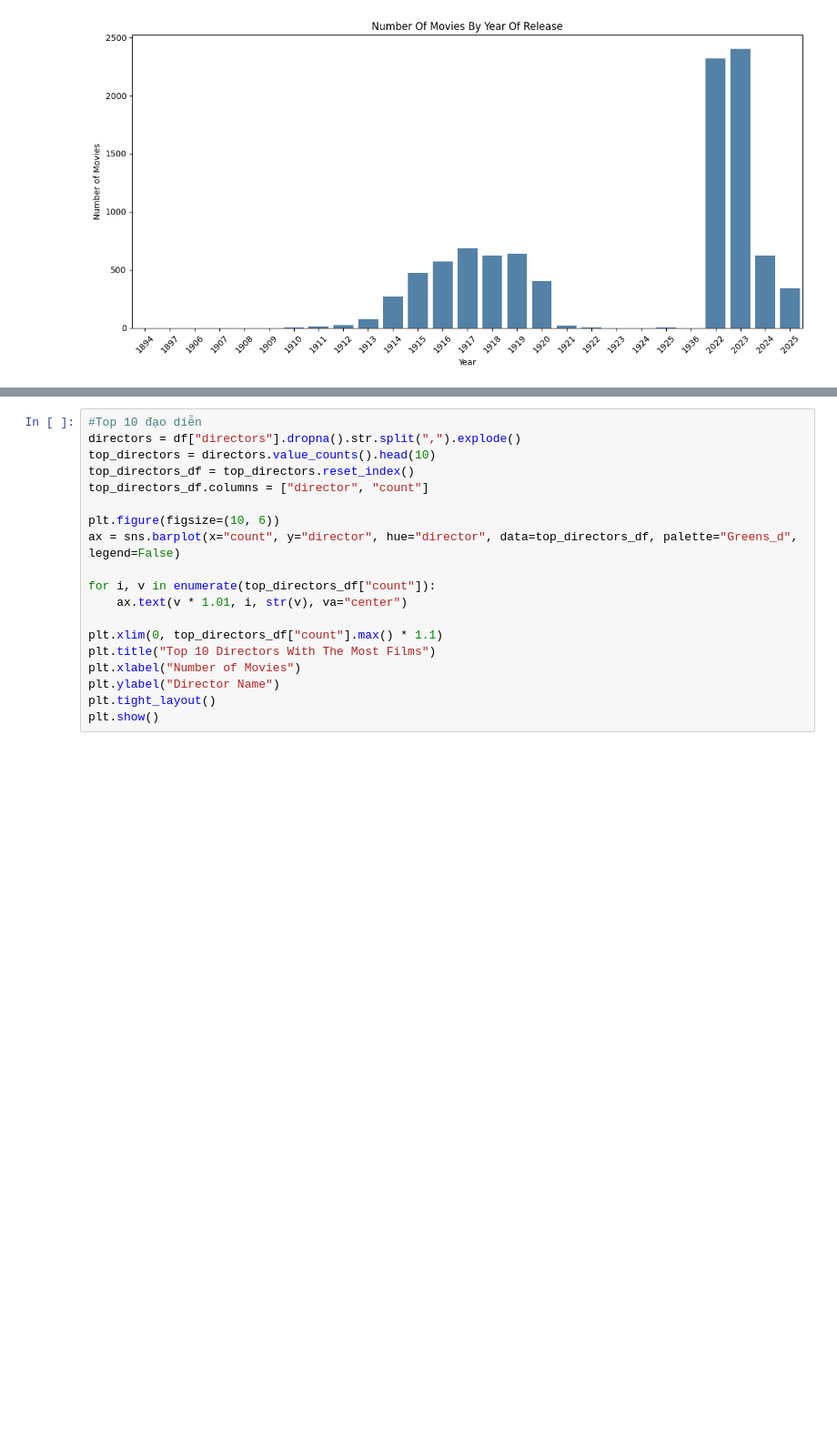
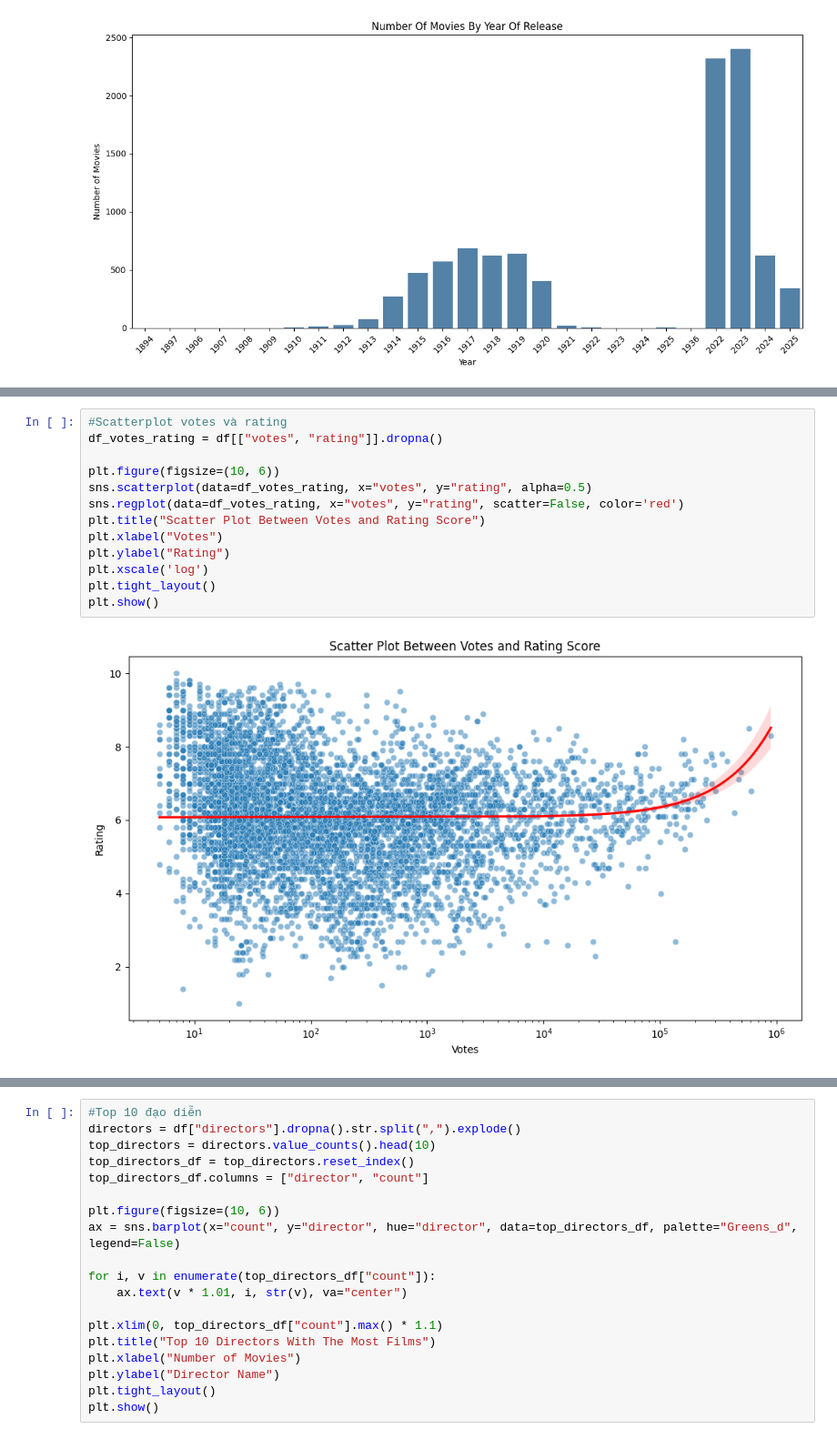
Before and after one commit to phucdm04/Film-Searching, a Jupyter notebook: EDA.ipynb, the cells around one changed output, grey strips where cells are left out. Shown at 91% size. Drawn from its saved outputs; the diff is of its cells as text; blank space fills up the shorter version.

```diff
--- a/EDA.ipynb
+++ b/EDA.ipynb
@@ -224,0 +289,15 @@ print(top_low[["film_name", "rating"]])
+# %%
+#Scatterplot votes và rating
+df_votes_rating = df[["votes", "rating"]].dropna()
+
+plt.figure(figsize=(10, 6))
+sns.scatterplot(data=df_votes_rating, x="votes", y="rating", alpha=0.5)
+sns.regplot(data=df_votes_rating, x="votes", y="rating", scatter=False, color='red')
+plt.title("Scatter Plot Between Votes and Rating Score")
+plt.xlabel("Votes")
+plt.ylabel("Rating")
+plt.xscale('log')
+plt.tight_layout()
+plt.show()
+# %% [output]
+[figure, added]
```
Also changed, not shown: parts of 19 cells of this notebook.
